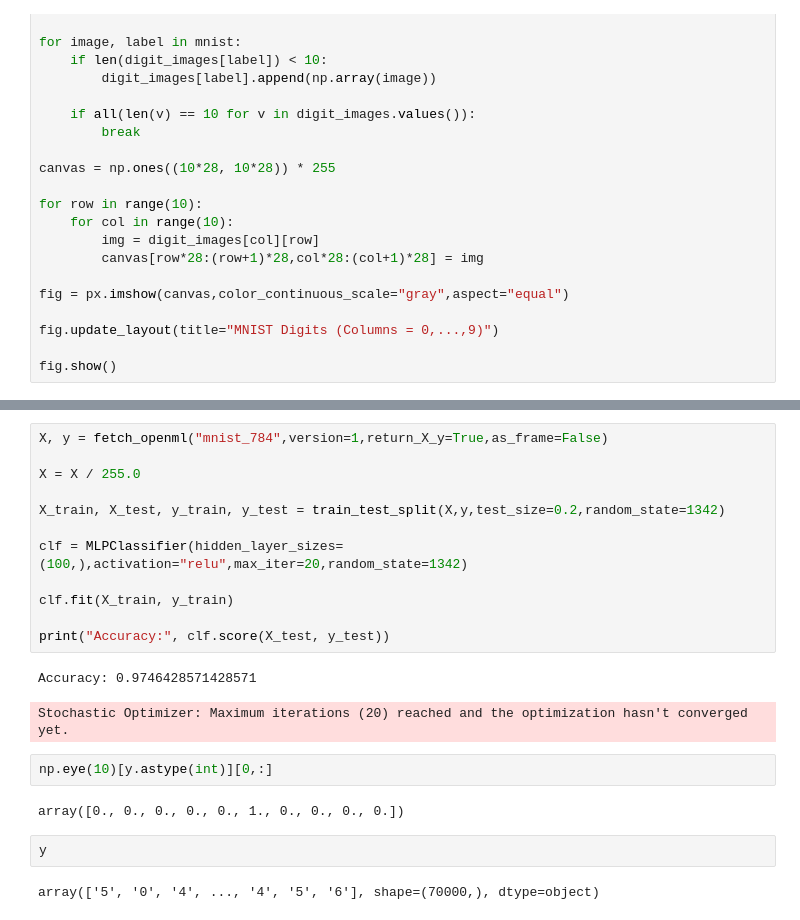
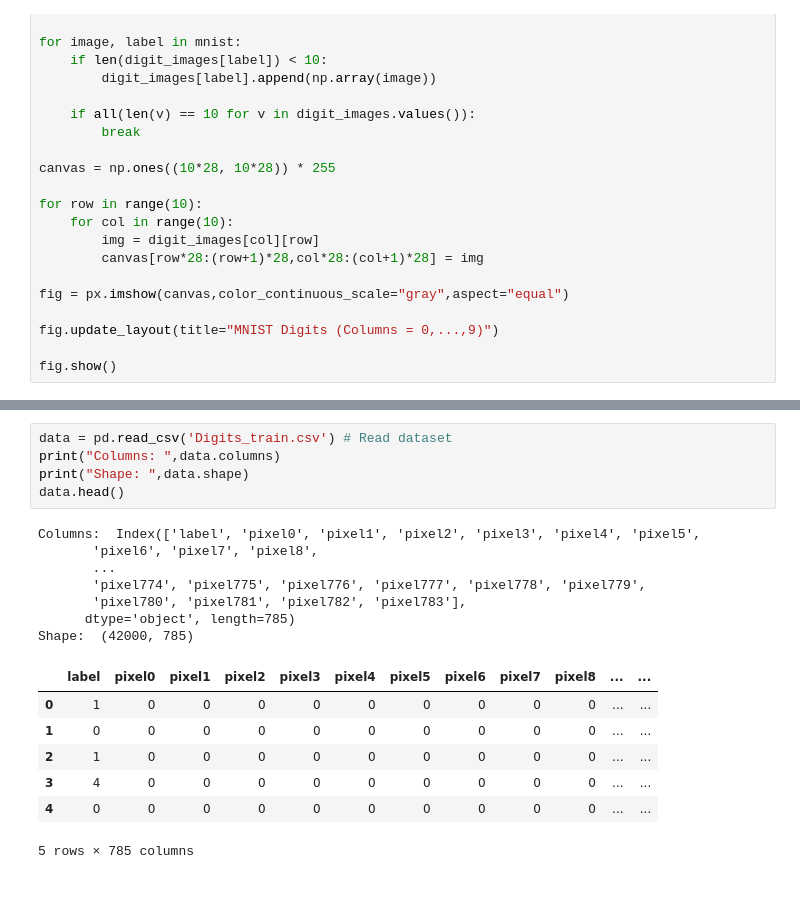
Before and after one commit to jci02/Machine-Learning-Theory, a Jupyter notebook: 1.Supervised Learning/Artificial Neural Networks/Neural Network Examples/Digit NN classification.ipynb, the cells around one changed output, grey strips where cells are left out. Cells and saved outputs as stored; diff of their text form; blank space fills up the shorter version.

```diff
--- a/1.Supervised Learning/Artificial Neural Networks/Neural Network Examples/Digit NN classification.ipynb
+++ b/1.Supervised Learning/Artificial Neural Networks/Neural Network Examples/Digit NN classification.ipynb
@@ -290,25 +286,22 @@ $$
 \end{align*}
 $$
-# %%
-X, y = fetch_openml("mnist_784",version=1,return_X_y=True,as_frame=False)
-
-X = X / 255.0
-
-X_train, X_test, y_train, y_test = train_test_split(X,y,test_size=0.2,random_state=1342)
-
-clf = MLPClassifier(hidden_layer_sizes=(100,),activation="relu",max_iter=20,random_state=1342)
-
-clf.fit(X_train, y_train)
-
-print("Accuracy:", clf.score(X_test, y_test))
-# %% [output]
-Accuracy: 0.9746428571428571
-Stochastic Optimizer: Maximum iterations (20) reached and the optimization hasn't converged yet.
-# %%
-np.eye(10)[y.astype(int)][0,:]
-# %% [output]
-array([0., 0., 0., 0., 0., 1., 0., 0., 0., 0.])
-# %%
-y
-# %% [output]
-array(['5', '0', '4', ..., '4', '5', '6'], shape=(70000,), dtype=object)
+# %%
+data = pd.read_csv('Digits_train.csv') # Read dataset
+print("Columns: ",data.columns)
+print("Shape: ",data.shape)
+data.head()
+# %% [output]
+Columns:  Index(['label', 'pixel0', 'pixel1', 'pixel2', 'pixel3', 'pixel4', 'pixel5',
+       'pixel6', 'pixel7', 'pixel8',
+       ...
+       'pixel774', 'pixel775', 'pixel776', 'pixel777', 'pixel778', 'pixel779',
+       'pixel780', 'pixel781', 'pixel782', 'pixel783'],
+      dtype='object', length=785)
+Shape:  (42000, 785)
+|  | label | pixel0 | pixel1 | pixel2 | pixel3 | pixel4 | pixel5 | pixel6 | pixel7 | pixel8 | ... | ... |
+| 0 | 1 | 0 | 0 | 0 | 0 | 0 | 0 | 0 | 0 | 0 | ... | ... |
+| 1 | 0 | 0 | 0 | 0 | 0 | 0 | 0 | 0 | 0 | 0 | ... | ... |
+| 2 | 1 | 0 | 0 | 0 | 0 | 0 | 0 | 0 | 0 | 0 | ... | ... |
+| 3 | 4 | 0 | 0 | 0 | 0 | 0 | 0 | 0 | 0 | 0 | ... | ... |
+| 4 | 0 | 0 | 0 | 0 | 0 | 0 | 0 | 0 | 0 | 0 | ... | ... |
+5 rows × 785 columns
```
Also changed, not shown: parts of 4 cells of this notebook, 1 other file.
